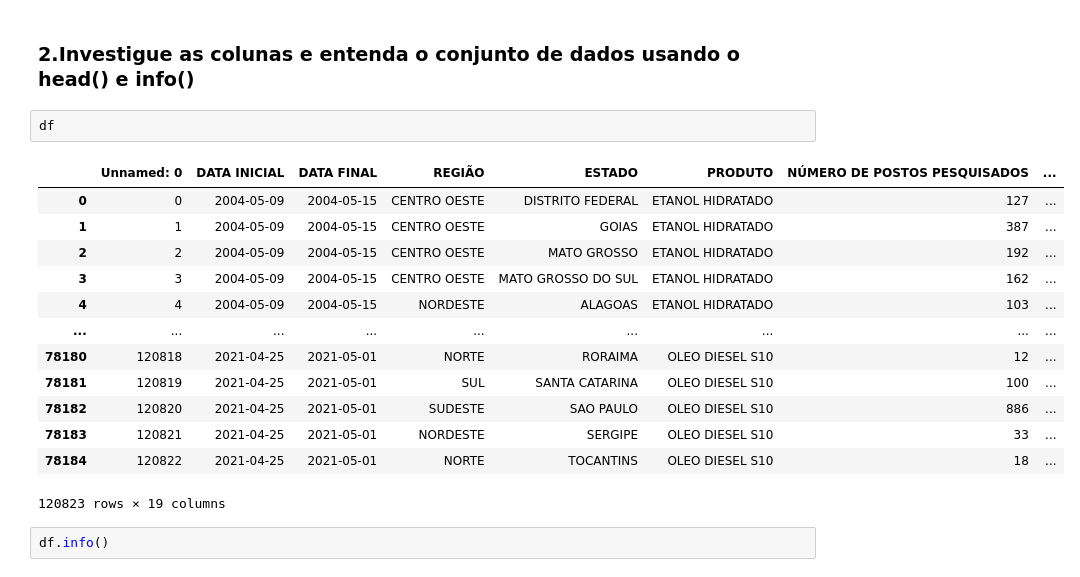
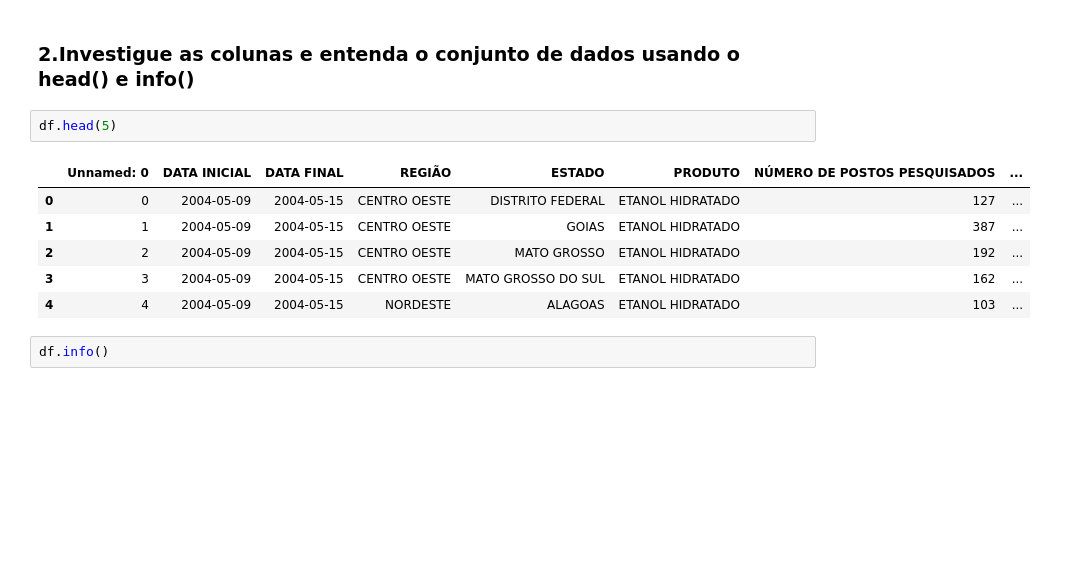
Before and after one commit to julianafrmendes/Business-Analytics, a Jupyter notebook: Analise_preco_gasolina.ipynb, the cells around one changed output. Saved outputs shown, nothing was run; the diff lists cells and outputs as text; blank space fills up the shorter version.

```diff
--- a/Analise_preco_gasolina.ipynb
+++ b/Analise_preco_gasolina.ipynb
@@ -42,21 +42,14 @@ df = pd.concat([df1, df2])
 # %% [markdown]
 ### 2.Investigue as colunas e entenda o conjunto de dados usando o head() e info()
 # %%
-df
+df.head(5)
 # %% [output]
 |  | Unnamed: 0 | DATA INICIAL | DATA FINAL | REGIÃO | ESTADO | PRODUTO | NÚMERO DE POSTOS PESQUISADOS | ... |
 | 0 | 0 | 2004-05-09 | 2004-05-15 | CENTRO OESTE | DISTRITO FEDERAL | ETANOL HIDRATADO | 127 | ... |
 | 1 | 1 | 2004-05-09 | 2004-05-15 | CENTRO OESTE | GOIAS | ETANOL HIDRATADO | 387 | ... |
 | 2 | 2 | 2004-05-09 | 2004-05-15 | CENTRO OESTE | MATO GROSSO | ETANOL HIDRATADO | 192 | ... |
 | 3 | 3 | 2004-05-09 | 2004-05-15 | CENTRO OESTE | MATO GROSSO DO SUL | ETANOL HIDRATADO | 162 | ... |
 | 4 | 4 | 2004-05-09 | 2004-05-15 | NORDESTE | ALAGOAS | ETANOL HIDRATADO | 103 | ... |
-| ... | ... | ... | ... | ... | ... | ... | ... | ... |
-| 78180 | 120818 | 2021-04-25 | 2021-05-01 | NORTE | RORAIMA | OLEO DIESEL S10 | 12 | ... |
-| 78181 | 120819 | 2021-04-25 | 2021-05-01 | SUL | SANTA CATARINA | OLEO DIESEL S10 | 100 | ... |
-| 78182 | 120820 | 2021-04-25 | 2021-05-01 | SUDESTE | SAO PAULO | OLEO DIESEL S10 | 886 | ... |
-| 78183 | 120821 | 2021-04-25 | 2021-05-01 | NORDESTE | SERGIPE | OLEO DIESEL S10 | 33 | ... |
-| 78184 | 120822 | 2021-04-25 | 2021-05-01 | NORTE | TOCANTINS | OLEO DIESEL S10 | 18 | ... |
-120823 rows × 19 columns
 # %%
 df.info()
 # %% [output]
```
Also changed, not shown: parts of 26 cells of this notebook.
